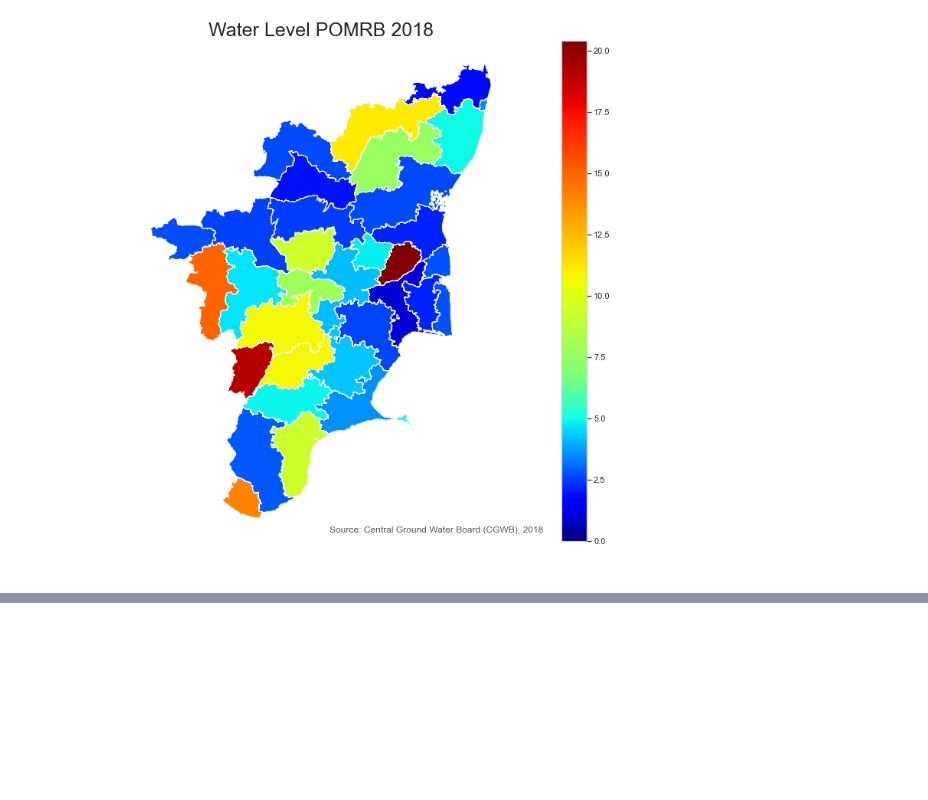
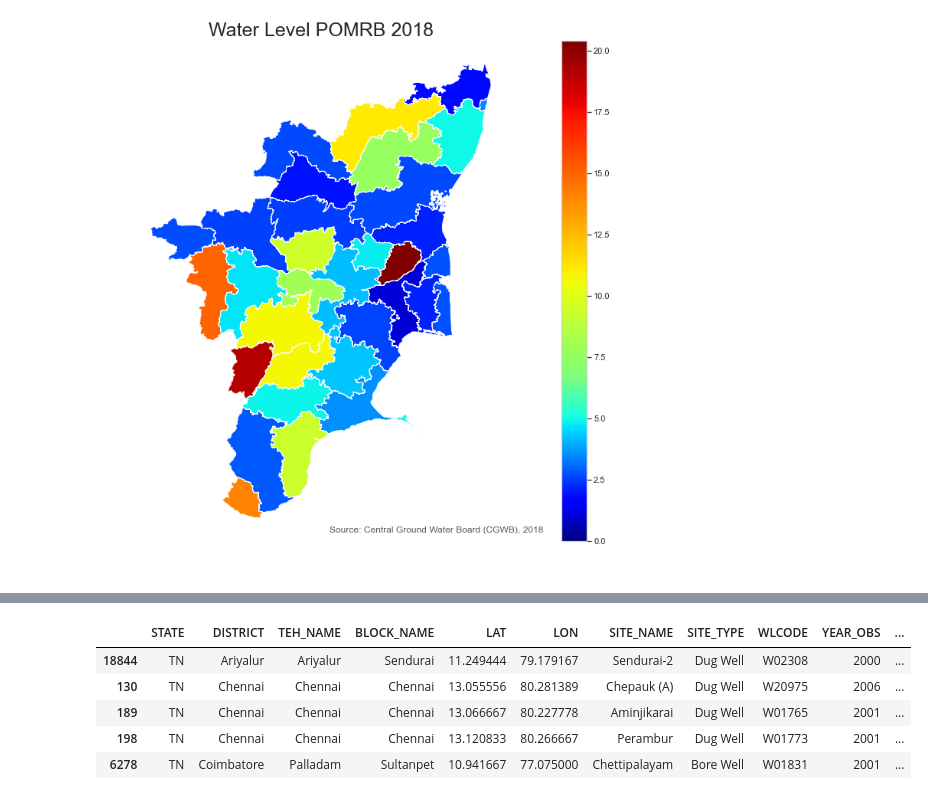
Before and after one commit to sbenstewart/smart-india-hackathon, a Jupyter notebook: siva_code.ipynb, the cells around one changed output, grey strips where cells are left out. Cells and saved outputs as stored; diff of their text form; code cells hidden in the pictures; blank space fills up the shorter version.

Commit message:
removed null tuples

```diff
--- a/siva_code.ipynb
+++ b/siva_code.ipynb
@@ -231,0 +312,17 @@ txt = ax.annotate('Source: Central Ground Water Board (CGWB), 2018',xy=(0.45, .0
+# %%
+#print(df[df.isnull().any(axis=1)][null_columns].head())
+#new_null = df[:,df[null_columns].isnull()]
+#df[null_columns].isnull().all(axis= 0)
+#new_null.head()
+null_new = df[null_columns]
+null_new.head()
+erad_null = null_new.isnull().all(axis=1)
+erad_null.head()
+df[erad_null].head()
+# %% [output]
+|  | STATE | DISTRICT | TEH_NAME | BLOCK_NAME | LAT | LON | SITE_NAME | SITE_TYPE | WLCODE | YEAR_OBS | ... |
+| 18844 | TN | Ariyalur | Ariyalur | Sendurai | 11.249444 | 79.179167 | Sendurai-2 | Dug Well | W02308 | 2000 | ... |
+| 130 | TN | Chennai | Chennai | Chennai | 13.055556 | 80.281389 | Chepauk (A) | Dug Well | W20975 | 2006 | ... |
+| 189 | TN | Chennai | Chennai | Chennai | 13.066667 | 80.227778 | Aminjikarai | Dug Well | W01765 | 2001 | ... |
+| 198 | TN | Chennai | Chennai | Chennai | 13.120833 | 80.266667 | Perambur | Dug Well | W01773 | 2001 | ... |
+| 6278 | TN | Coimbatore | Palladam | Sultanpet | 10.941667 | 77.075000 | Chettipalayam | Bore Well | W01831 | 2001 | ... |
```
Also changed, not shown: parts of 7 cells of this notebook.
